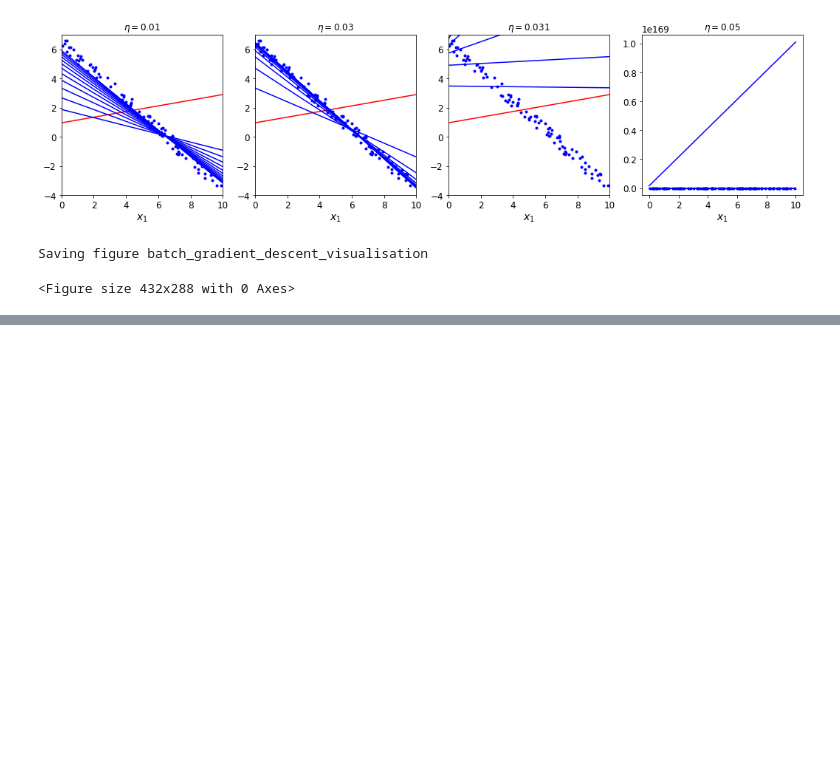
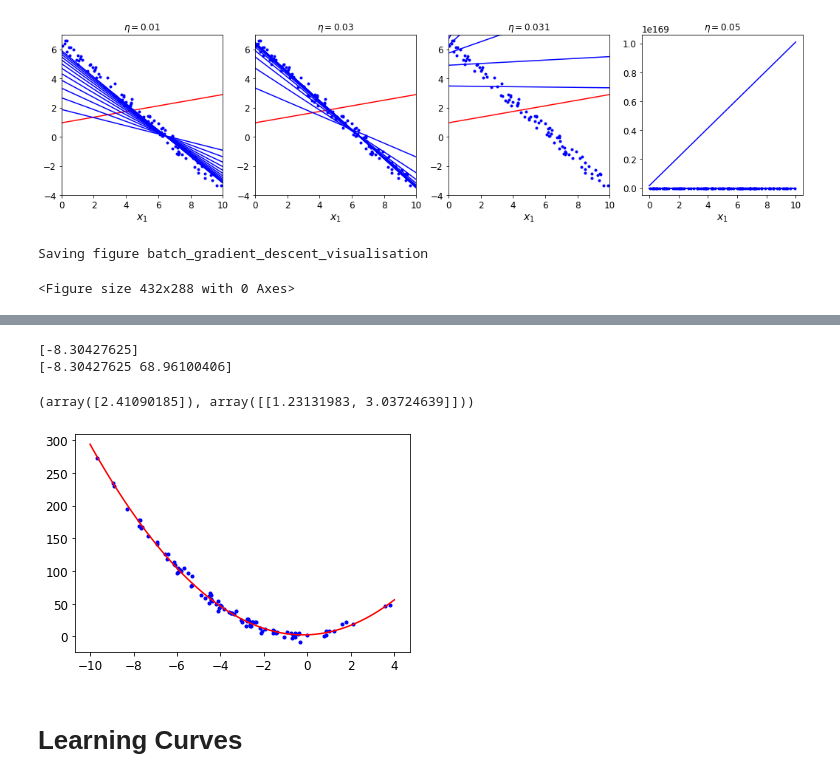
Before and after one commit to Paveul/handson-ml, a Jupyter notebook: 04_my_version.ipynb, the cells around one changed output, grey strips where cells are left out. Cells and saved outputs as stored; diff of their text form; code cells hidden in the pictures; blank space fills up the shorter version.

```diff
--- a/04_my_version.ipynb
+++ b/04_my_version.ipynb
@@ -140,0 +194,28 @@ Saving figure batch_gradient_descent_visualisation
+# %%
+from sklearn.preprocessing import PolynomialFeatures
+poly_features = PolynomialFeatures(degree=2, include_bias=False)
+X_poly = poly_features.fit_transform(X)
+print(X[0])
+print(X_poly[0])
+# %% [output]
+[-8.30427625]
+[-8.30427625 68.96100406]
+# %%
+lin_reg = LinearRegression()
+lin_reg.fit(X_poly, y)
+lin_reg.intercept_, lin_reg.coef_
+# %% [output]
+(array([2.41090185]), array([[1.23131983, 3.03724639]]))
+# %%
+X_new = np.linspace(-10,4,100).reshape(100,-1)
+X_new_poly = poly_features.fit_transform(X_new)
+
+y_predict = lin_reg.predict(X_new_poly)
+
+plt.plot(X, y, "b.")
+plt.plot(X_new, y_predict, "r-")
+plt.show()
+# %% [output]
+[figure, added]
+# %% [markdown]
+# Learning Curves
```
Also changed, not shown: parts of 8 cells of this notebook.
